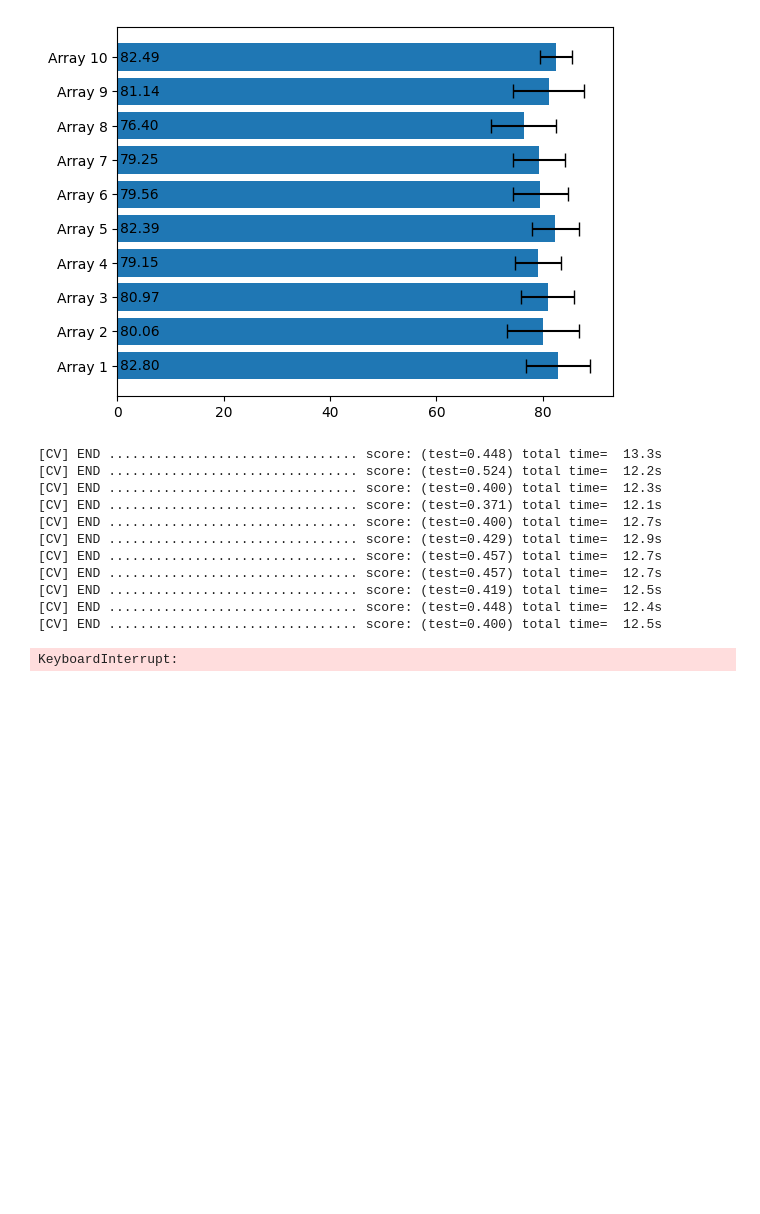
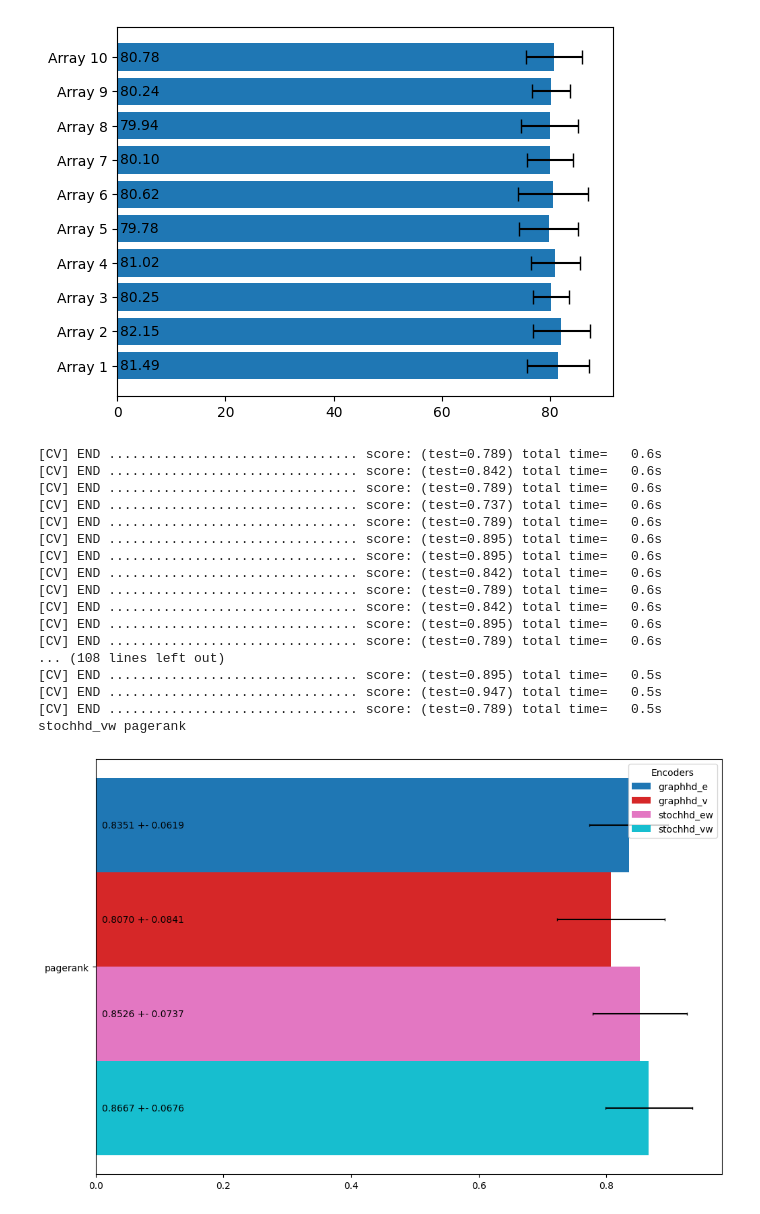
Before and after one commit to ignaciosica/hdc, a Jupyter notebook: papers/graph/tgraph.ipynb, the cells around one changed output. Cells and saved outputs as stored; diff of their text form; code cells hidden in the pictures; blank space fills up the shorter version.

Commit message:
tests and plots

```diff
--- a/papers/graph/tgraph.ipynb
+++ b/papers/graph/tgraph.ipynb
@@ -161,23 +175,21 @@ class BaseClassifier(BaseEstimator, ClassifierMixin):
 
 # vs = hdvsc(N, DIMENSIONS, side=500, iter=4)
 # %%
-# DATASET = load_dataset("graphs-datasets/MUTAG")["train"]
-DATASET = load_dataset("graphs-datasets/PROTEINS")["train"]
+DATASET = load_dataset("graphs-datasets/MUTAG")["train"]
+# DATASET = load_dataset("graphs-datasets/PROTEINS")["train"]
 # %%
 (graphs, labels) = process_dataset(DATASET)
 # %%
-ALPHA = 0.65
+ALPHA = 0.85
 
 transformers = {
     "pagerank": partial(nx.pagerank, alpha=ALPHA),
-    "degree": nx.degree_centrality,
-    "eigenvector": partial(nx.eigenvector_centrality_numpy),
-    "katz": partial(nx.katz_centrality_numpy),
-    "betweenness": partial(nx.betweenness_centrality),
-    "closeness": partial(nx.closeness_centrality),
-    "laplacian": partial(nx.laplacian_centrality),
-    # "edge_current_flow": partial(nx.edge_current_flow_betweenness_centrality),
-    # "current_flow": partial(nx.current_flow_closeness_centrality),
+    # "degree": nx.degree_centrality,
+    # "eigenvector": partial(nx.eigenvector_centrality_numpy),
+    # "katz": partial(nx.katz_centrality_numpy),
+    # "betweenness": partial(nx.betweenness_centrality),
+    # "closeness": partial(nx.closeness_centrality),
+    # "laplacian": partial(nx.laplacian_centrality),
 }
 
 DIMENSIONS = 10000
@@ -217,7 +229,7 @@ def bars(data, labels):
 
 bars(data, data_labels)
 # %% [output]
-[figure, old version]
+[figure, new version]
 # %%
 import numpy as np
 import matplotlib.pyplot as plt
@@ -238,6 +250,14 @@ def bars(data, tlabels, elabels):
         means = [np.mean(arr) for arr in data[i, :, :]]
         std_devs = [np.std(arr) for arr in data[i, :, :]]
 
+        for ii, value in enumerate(means):
+            plt.text(
+                0.01,
+                y[ii] - (i * bar_width),
+                f"{value:.4f} +- {std_devs[ii]:.4f}",
+                va="center",
+            )
+
         ax.barh(
             y - (i * bar_width),
             means,
@@ -262,9 +282,9 @@ FOLDS, REPS = 10, 3
 def create_pipeline(encoder, transformer, graphs, labels, folds=5, reps=1):
     pipe = Pipeline(
         [
-            ("transformer", BaseTransformer(transformer, digits=5)),
+            ("transformer", BaseTransformer(transformer, digits=3)),
             ("encoder", encoder),
-            ("classifier", BaseClassifier()),
+            ("classifier", BaseClassifier(step=200)),
         ]
     )
     scores = []
@@ -275,42 +295,48 @@ def create_pipeline(encoder, transformer, graphs, labels, folds=5, reps=1):
                 graphs,
                 labels,
                 cv=ShuffleSplit(n_splits=folds),
                 n_jobs=1,
                 verbose=4,
                 error_score="raise",
             )
         )
 
     return scores
 
 
 def main():
     ascores = []
 
     for elabel, encoder in encoders.items():
         escores = []
         for tlabel, trans in transformers.items():
             scores = create_pipeline(encoder, trans, graphs, labels, FOLDS, REPS)
             print(elabel, tlabel)
 
             escores.append(scores)
         ascores.append(escores)
 
     return np.array(ascores)
 
 
 sc2 = main()
 bars(sc2, transformers.keys(), encoders.keys())
 # %% [output]
-[CV] END ................................ score: (test=0.448) total time=  13.3s
-[CV] END ................................ score: (test=0.524) total time=  12.2s
-[CV] END ................................ score: (test=0.400) total time=  12.3s
-[CV] END ................................ score: (test=0.371) total time=  12.1s
-[CV] END ................................ score: (test=0.400) total time=  12.7s
-[CV] END ................................ score: (test=0.429) total time=  12.9s
-[CV] END ................................ score: (test=0.457) total time=  12.7s
-[CV] END ................................ score: (test=0.457) total time=  12.7s
-[CV] END ................................ score: (test=0.419) total time=  12.5s
-[CV] END ................................ score: (test=0.448) total time=  12.4s
-[CV] END ................................ score: (test=0.400) total time=  12.5s
+[CV] END ................................ score: (test=0.789) total time=   0.6s
+[CV] END ................................ score: (test=0.842) total time=   0.6s
+[CV] END ................................ score: (test=0.789) total time=   0.6s
+[CV] END ................................ score: (test=0.737) total time=   0.6s
+[CV] END ................................ score: (test=0.789) total time=   0.6s
+[CV] END ................................ score: (test=0.895) total time=   0.6s
+[CV] END ................................ score: (test=0.895) total time=   0.6s
+[CV] END ................................ score: (test=0.842) total time=   0.6s
+[CV] END ................................ score: (test=0.789) total time=   0.6s
+[CV] END ................................ score: (test=0.842) total time=   0.6s
+[CV] END ................................ score: (test=0.895) total time=   0.6s
+[CV] END ................................ score: (test=0.789) total time=   0.6s
+... (108 lines left out)
+[CV] END ................................ score: (test=0.895) total time=   0.5s
+[CV] END ................................ score: (test=0.947) total time=   0.5s
+[CV] END ................................ score: (test=0.789) total time=   0.5s
+stochhd_vw pagerank
-KeyboardInterrupt:
+[figure, added]
```
Also changed, not shown: parts of 3 cells of this notebook, 1 other file.
